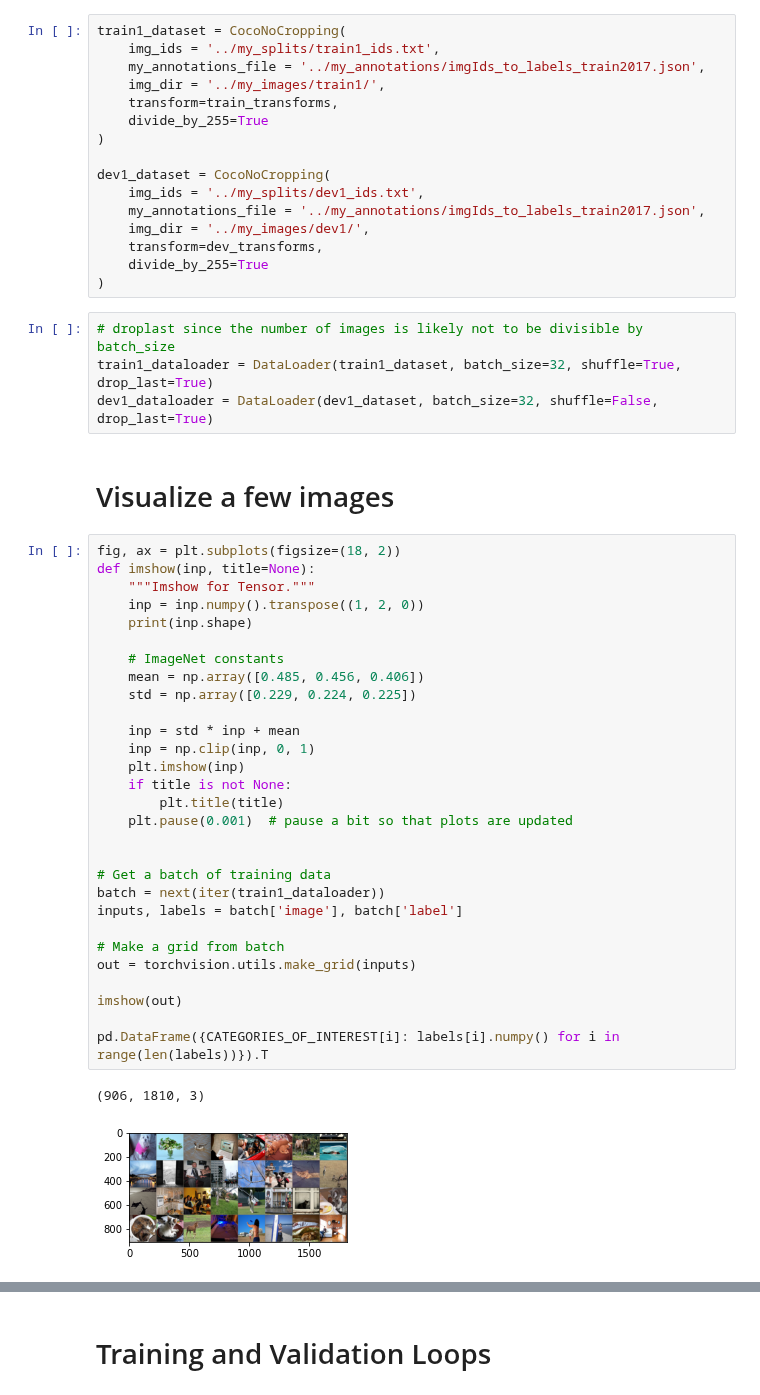
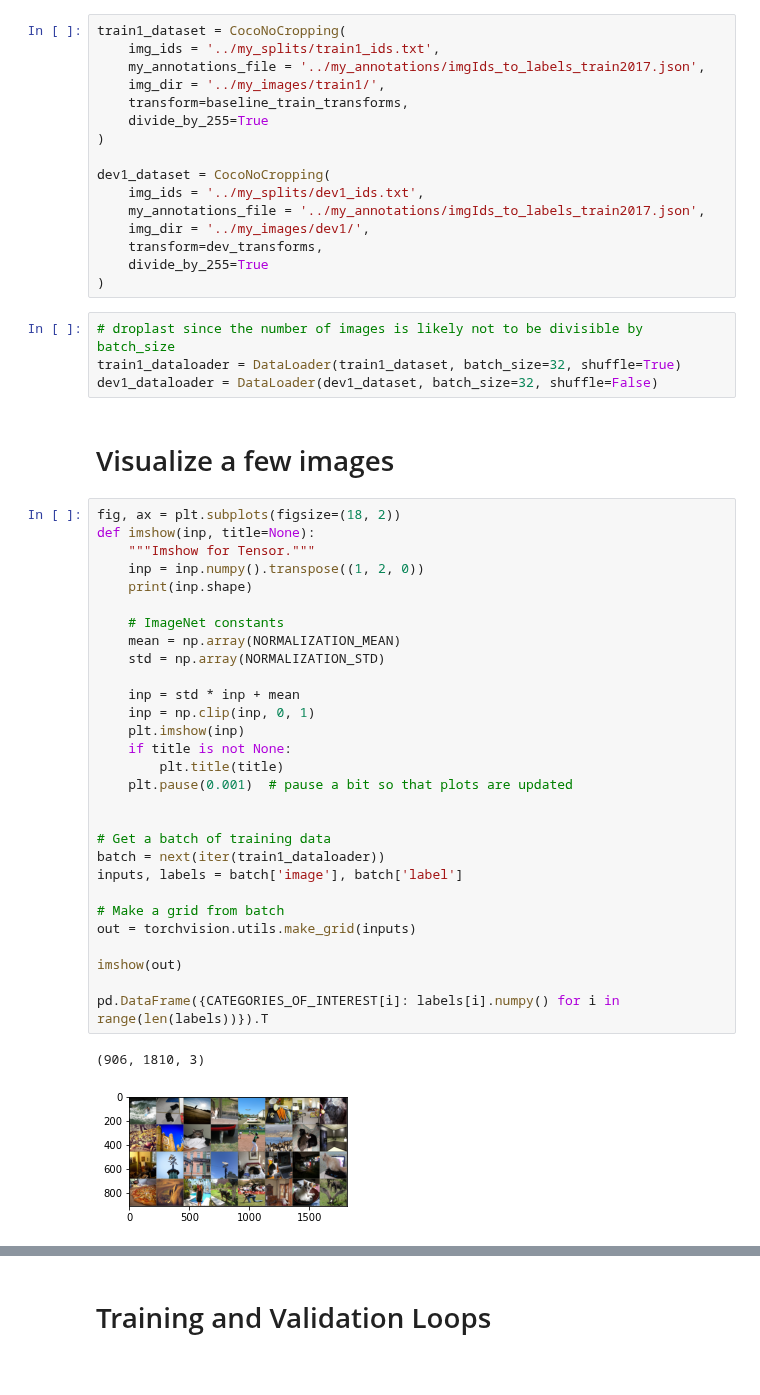
Before and after one commit to GeorgeBatch/cocoapi, a Jupyter notebook: notebooks/3.5-dummy-classifier.ipynb, the cells around one changed output, grey strips where cells are left out. Cells and saved outputs as stored; diff of their text form.

Commit message:
import transforms and keep the last batch

```diff
--- a/notebooks/3.5-dummy-classifier.ipynb
+++ b/notebooks/3.5-dummy-classifier.ipynb
@@ -76,7 +52,7 @@ train1_dataset = CocoNoCropping(
     img_ids = '../my_splits/train1_ids.txt',
     my_annotations_file = '../my_annotations/imgIds_to_labels_train2017.json',
     img_dir = '../my_images/train1/',
-    transform=train_transforms,
+    transform=baseline_train_transforms,
     divide_by_255=True
 )
 
@@ -89,40 +65,40 @@ dev1_dataset = CocoNoCropping(
 )
 # %%
 # droplast since the number of images is likely not to be divisible by batch_size
-train1_dataloader = DataLoader(train1_dataset, batch_size=32, shuffle=True, drop_last=True)
-dev1_dataloader = DataLoader(dev1_dataset, batch_size=32, shuffle=False, drop_last=True)
+train1_dataloader = DataLoader(train1_dataset, batch_size=32, shuffle=True)
+dev1_dataloader = DataLoader(dev1_dataset, batch_size=32, shuffle=False)
 # %% [markdown]
 # Visualize a few images
 # %%
 fig, ax = plt.subplots(figsize=(18, 2))
 def imshow(inp, title=None):
     """Imshow for Tensor."""
     inp = inp.numpy().transpose((1, 2, 0))
     print(inp.shape)
 
     # ImageNet constants
-    mean = np.array([0.485, 0.456, 0.406])
-    std = np.array([0.229, 0.224, 0.225])
+    mean = np.array(NORMALIZATION_MEAN)
+    std = np.array(NORMALIZATION_STD)
 
     inp = std * inp + mean
     inp = np.clip(inp, 0, 1)
     plt.imshow(inp)
     if title is not None:
         plt.title(title)
     plt.pause(0.001)  # pause a bit so that plots are updated
 
 
 # Get a batch of training data
 batch = next(iter(train1_dataloader))
 inputs, labels = batch['image'], batch['label']
 
 # Make a grid from batch
 out = torchvision.utils.make_grid(inputs)
 
 imshow(out)
 
 pd.DataFrame({CATEGORIES_OF_INTEREST[i]: labels[i].numpy() for i in range(len(labels))}).T
 # %% [output]
 (906, 1810, 3)
-[figure, old version]
+[figure, new version]
 |  | 0 | 1 | 2 | 3 | 4 | 5 | 6 | 7 | 8 | 9 | ... | ... |
```
Also changed, not shown: parts of 9 cells of this notebook.
